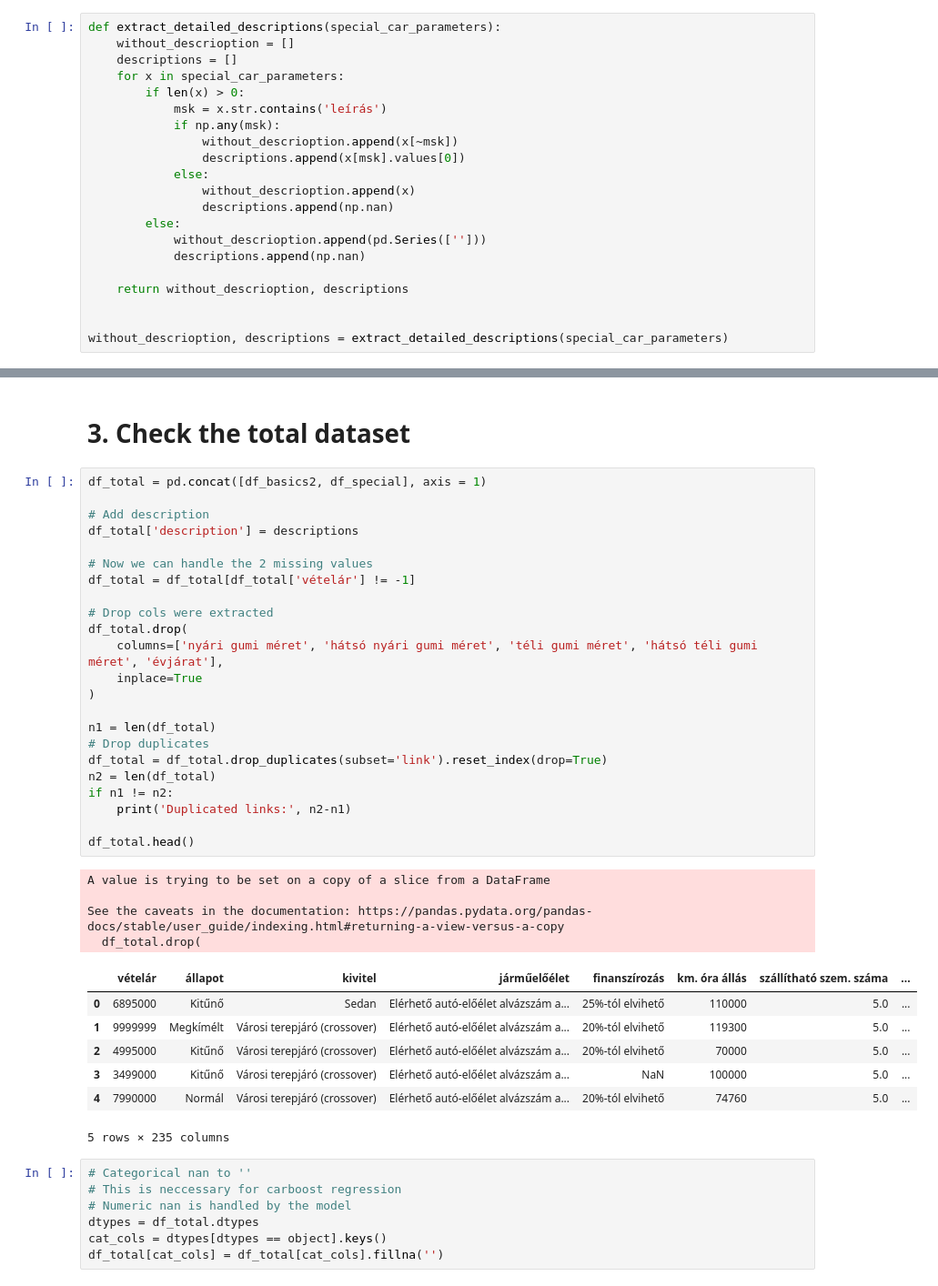
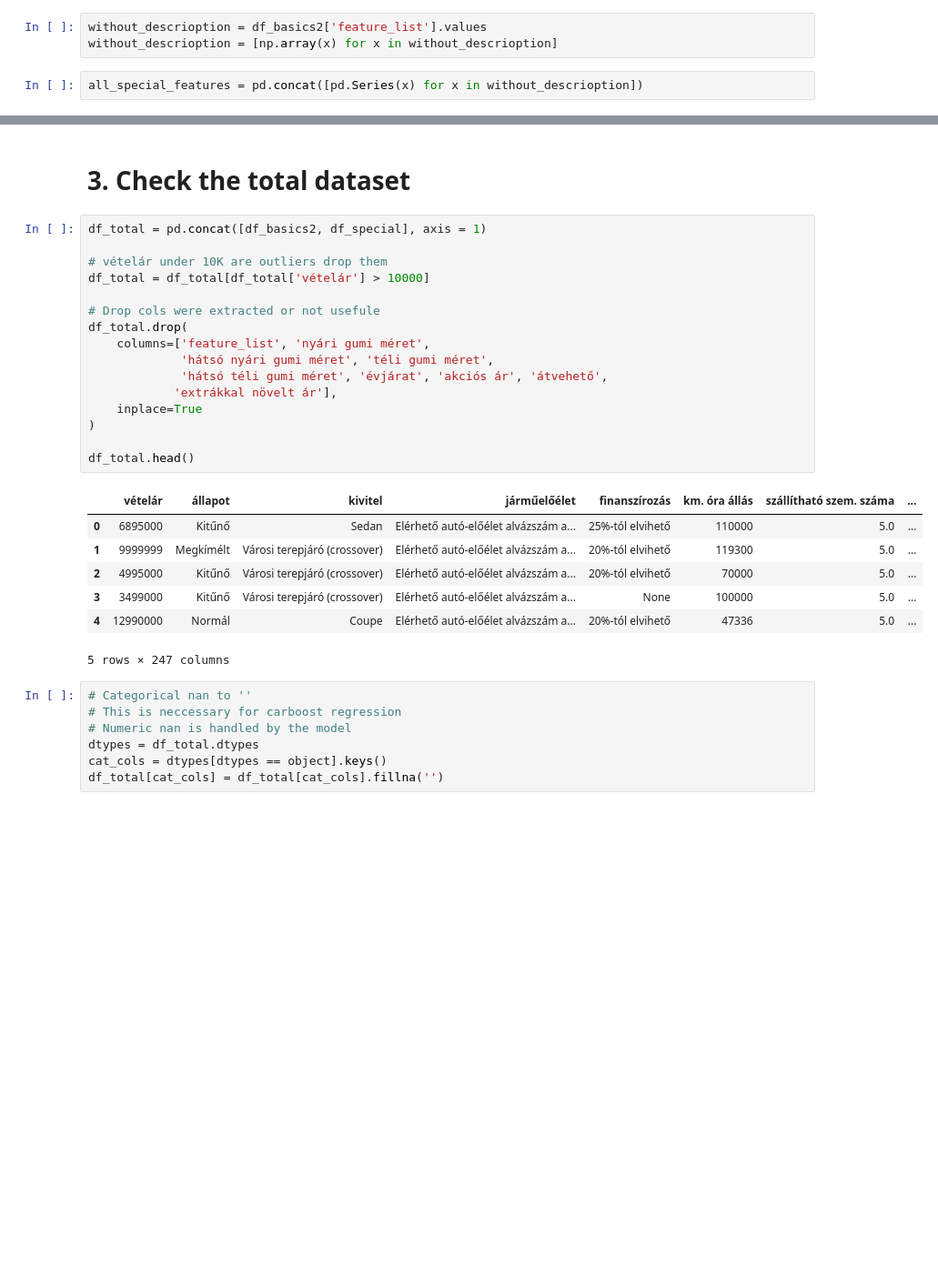
Before and after one commit to szdavid11/car_price_prediction, a Jupyter notebook: notebooks/preprocessing.ipynb, the cells around one changed output, grey strips where cells are left out. Shown at 91% size. Drawn from its saved outputs; the diff is of its cells as text; blank space fills up the shorter version.

```diff
--- a/notebooks/preprocessing.ipynb
+++ b/notebooks/preprocessing.ipynb
@@ -231,24 +178,8 @@ df_basics2[numeric_values_from_extractions] = df_basics2[numeric_values_from_ext
 # %% [markdown]
 ## 2.1 Clean car specific information
 # %%
-def extract_detailed_descriptions(special_car_parameters):
-    without_descrioption = []
-    descriptions = []
-    for x in special_car_parameters:
-        if len(x) > 0:
-            msk = x.str.contains('leírás')
-            if np.any(msk):
-                without_descrioption.append(x[~msk])
-                descriptions.append(x[msk].values[0])
-            else:
-                without_descrioption.append(x)
-                descriptions.append(np.nan)
-        else:
-            without_descrioption.append(pd.Series(['']))
-            descriptions.append(np.nan)
-
-    return without_descrioption, descriptions
-
-
-without_descrioption, descriptions = extract_detailed_descriptions(special_car_parameters)
+without_descrioption = df_basics2['feature_list'].values
+without_descrioption = [np.array(x) for x in without_descrioption]
+# %%
+all_special_features = pd.concat([pd.Series(x) for x in without_descrioption])
 # %%
@@ -289,38 +219,27 @@ for fearture in usable_features:
 # %%
 df_total = pd.concat([df_basics2, df_special], axis = 1)
 
-# Add description
-df_total['description'] = descriptions
+# vételár under 10K are outliers drop them
+df_total = df_total[df_total['vételár'] > 10000]
 
-# Now we can handle the 2 missing values
-df_total = df_total[df_total['vételár'] != -1]
-
-# Drop cols were extracted
+# Drop cols were extracted or not usefule
 df_total.drop(
-    columns=['nyári gumi méret', 'hátsó nyári gumi méret', 'téli gumi méret', 'hátsó téli gumi méret', 'évjárat'],
+    columns=['feature_list', 'nyári gumi méret',
+             'hátsó nyári gumi méret', 'téli gumi méret',
+             'hátsó téli gumi méret', 'évjárat', 'akciós ár', 'átvehető',
+            'extrákkal növelt ár'],
     inplace=True
 )
 
-n1 = len(df_total)
-# Drop duplicates
-df_total = df_total.drop_duplicates(subset='link').reset_index(drop=True)
-n2 = len(df_total)
-if n1 != n2:
-    print('Duplicated links:', n2-n1)
-
 df_total.head()
 # %% [output]
+|  | vételár | állapot | kivitel | járműelőélet | finanszírozás | km. óra állás | szállítható szem. száma | ... |
+| 0 | 6895000 | Kitűnő | Sedan | Elérhető autó-előélet alvázszám a... | 25%-tól elvihető | 110000 | 5.0 | ... |
+| 1 | 9999999 | Megkímélt | Városi terepjáró (crossover) | Elérhető autó-előélet alvázszám a... | 20%-tól elvihető | 119300 | 5.0 | ... |
+| 2 | 4995000 | Kitűnő | Városi terepjáró (crossover) | Elérhető autó-előélet alvázszám a... | 20%-tól elvihető | 70000 | 5.0 | ... |
+| 3 | 3499000 | Kitűnő | Városi terepjáró (crossover) | Elérhető autó-előélet alvázszám a... | None | 100000 | 5.0 | ... |
+| 4 | 12990000 | Normál | Coupe | Elérhető autó-előélet alvázszám a... | 20%-tól elvihető | 47336 | 5.0 | ... |
-A value is trying to be set on a copy of a slice from a DataFrame
-
-See the caveats in the documentation: https://pandas.pydata.org/pandas-docs/stable/user_guide/indexing.html#returning-a-view-versus-a-copy
-  df_total.drop(
+5 rows × 247 columns
-|  | vételár | állapot | kivitel | járműelőélet | finanszírozás | km. óra állás | szállítható szem. száma | ... |
-| 0 | 6895000 | Kitűnő | Sedan | Elérhető autó-előélet alvázszám a... | 25%-tól elvihető | 110000 | 5.0 | ... |
-| 1 | 9999999 | Megkímélt | Városi terepjáró (crossover) | Elérhető autó-előélet alvázszám a... | 20%-tól elvihető | 119300 | 5.0 | ... |
-| 2 | 4995000 | Kitűnő | Városi terepjáró (crossover) | Elérhető autó-előélet alvázszám a... | 20%-tól elvihető | 70000 | 5.0 | ... |
-| 3 | 3499000 | Kitűnő | Városi terepjáró (crossover) | Elérhető autó-előélet alvázszám a... | NaN | 100000 | 5.0 | ... |
-| 4 | 7990000 | Normál | Városi terepjáró (crossover) | Elérhető autó-előélet alvázszám a... | 20%-tól elvihető | 74760 | 5.0 | ... |
-5 rows × 235 columns
 # %%
 # Categorical nan to ''
 # This is neccessary for carboost regression
```
Also changed, not shown: parts of 21 cells of this notebook, 26 other files.
